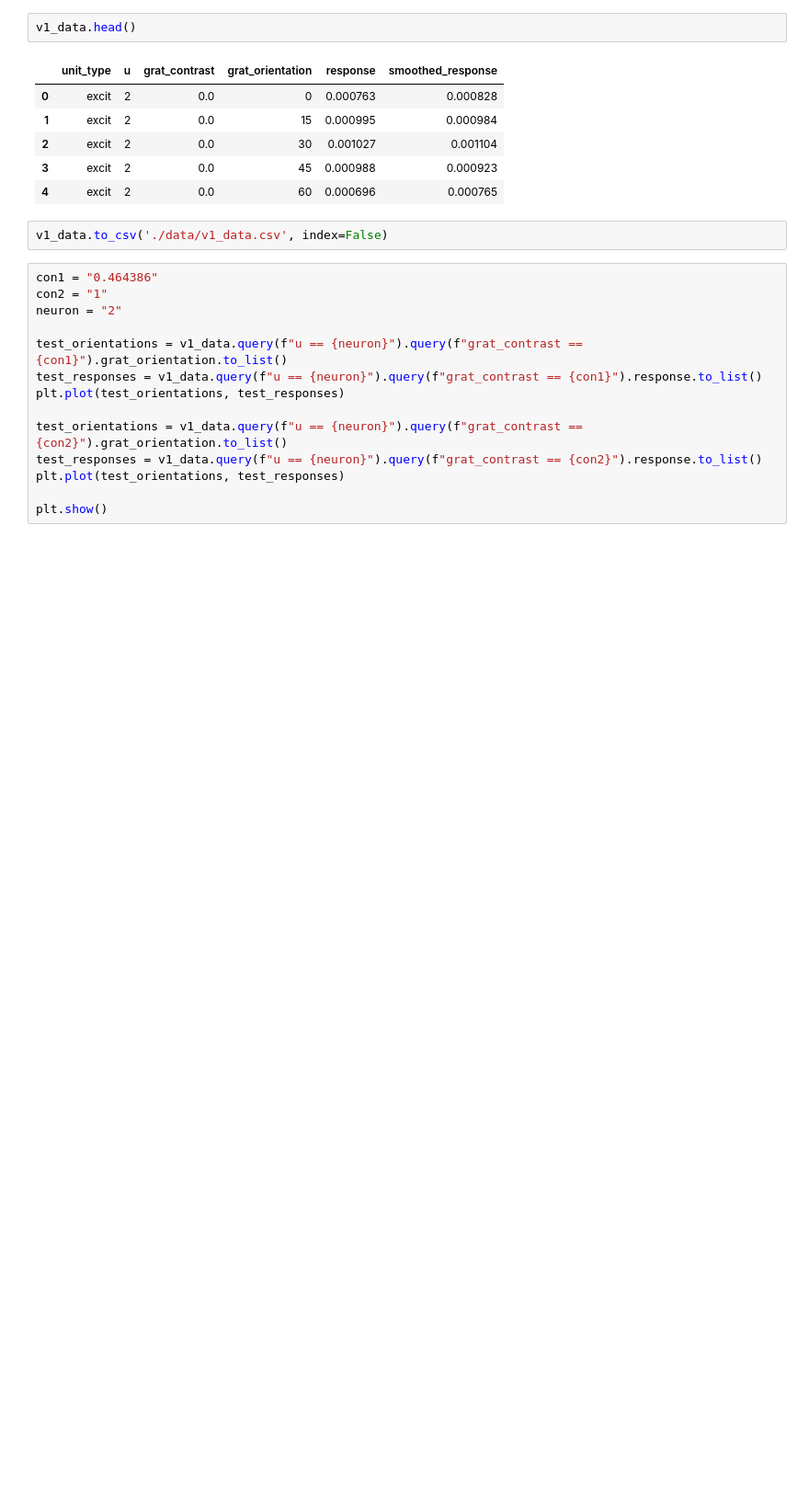
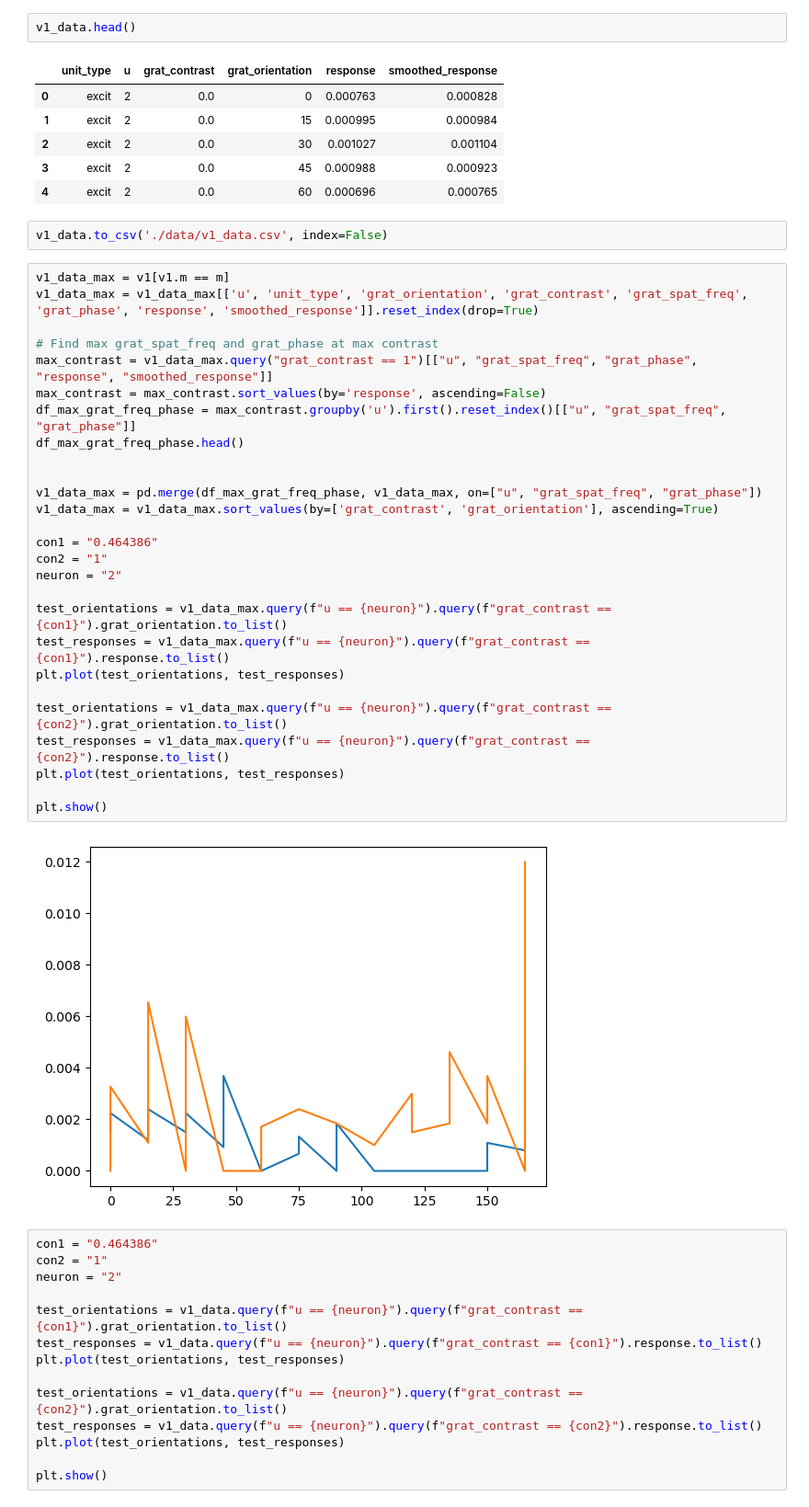
Before and after one commit to paopaoch/Mouse-V1, a Jupyter notebook: mouse.ipynb, the cells around one changed output. Shown at 92% size. Cells and saved outputs as stored; diff of their text form; blank space fills up the shorter version.

```diff
--- a/mouse.ipynb
+++ b/mouse.ipynb
@@ -56,6 +57,35 @@ v1_data.head()
 | 4 | excit | 2 | 0.0 | 60 | 0.000696 | 0.000765 |
 # %%
 v1_data.to_csv('./data/v1_data.csv', index=False)
+# %%
+v1_data_max = v1[v1.m == m]
+v1_data_max = v1_data_max[['u', 'unit_type', 'grat_orientation', 'grat_contrast', 'grat_spat_freq', 'grat_phase', 'response', 'smoothed_response']].reset_index(drop=True)
+
+# Find max grat_spat_freq and grat_phase at max contrast
+max_contrast = v1_data_max.query("grat_contrast == 1")[["u", "grat_spat_freq", "grat_phase", "response", "smoothed_response"]]
+max_contrast = max_contrast.sort_values(by='response', ascending=False)
+df_max_grat_freq_phase = max_contrast.groupby('u').first().reset_index()[["u", "grat_spat_freq", "grat_phase"]]
+df_max_grat_freq_phase.head()
+
+
+v1_data_max = pd.merge(df_max_grat_freq_phase, v1_data_max, on=["u", "grat_spat_freq", "grat_phase"])
+v1_data_max = v1_data_max.sort_values(by=['grat_contrast', 'grat_orientation'], ascending=True)
+
+con1 = "0.464386"
+con2 = "1"
+neuron = "2"
+
+test_orientations = v1_data_max.query(f"u == {neuron}").query(f"grat_contrast == {con1}").grat_orientation.to_list()
+test_responses = v1_data_max.query(f"u == {neuron}").query(f"grat_contrast == {con1}").response.to_list()
+plt.plot(test_orientations, test_responses)
+
+test_orientations = v1_data_max.query(f"u == {neuron}").query(f"grat_contrast == {con2}").grat_orientation.to_list()
+test_responses = v1_data_max.query(f"u == {neuron}").query(f"grat_contrast == {con2}").response.to_list()
+plt.plot(test_orientations, test_responses)
+
+plt.show()
+# %% [output]
+[figure, added]
 # %%
 con1 = "0.464386"
 con2 = "1"
```
Also changed, not shown: parts of 20 cells of this notebook, 2 other files.
